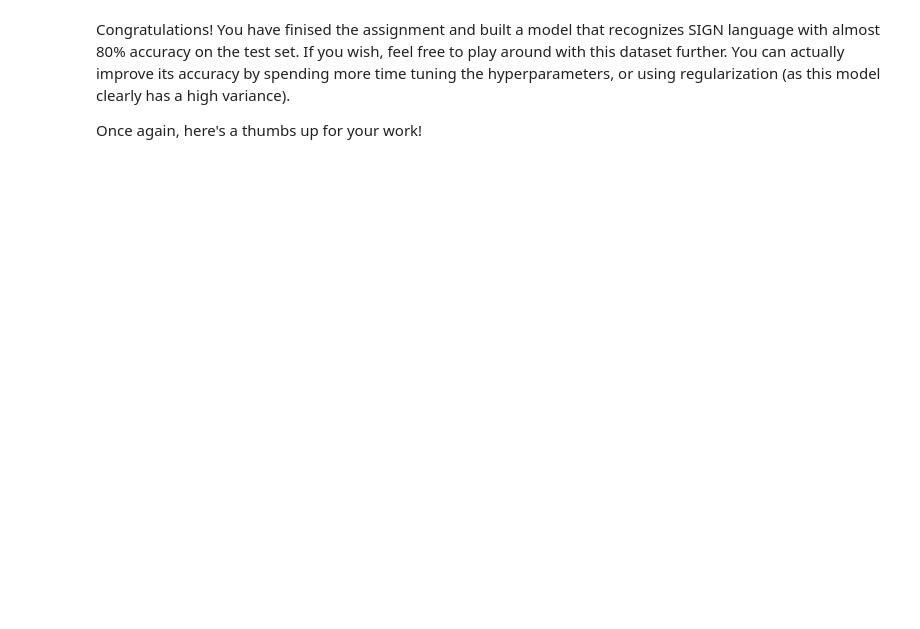
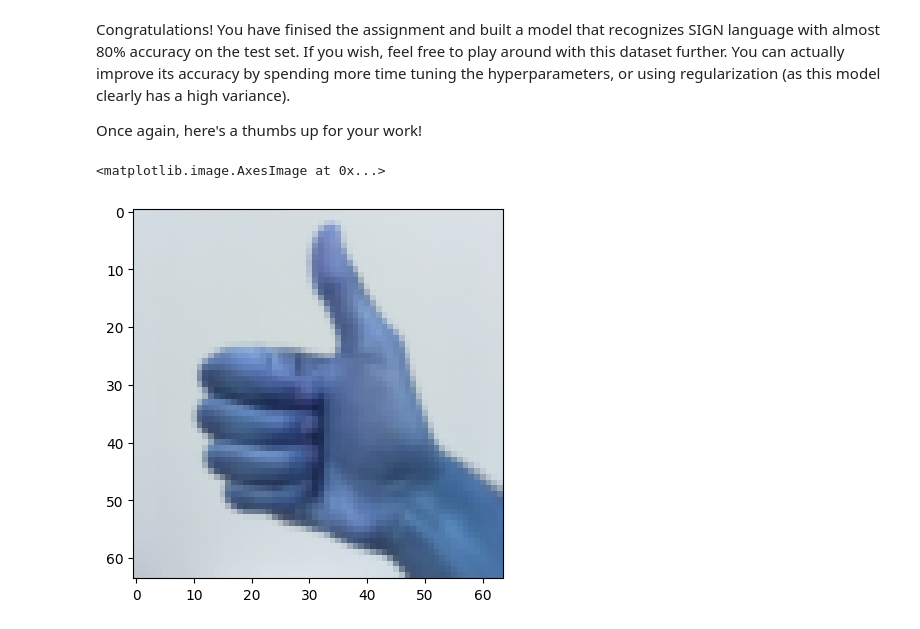
Before and after one commit to qbdl/deeplearning-ai-Notes-Homework, a Jupyter notebook: code_homework/04.卷积神经网络/第1周 卷积神经网络/编程作业/Convolution model-Application-v1.ipynb, the cells around one changed output. Drawn from its saved outputs; the diff is of its cells as text; code cells hidden in the pictures; blank space fills up the shorter version.

```diff
--- a/code_homework/04.卷积神经网络/第1周 卷积神经网络/编程作业/Convolution model-Application-v1.ipynb
+++ b/code_homework/04.卷积神经网络/第1周 卷积神经网络/编程作业/Convolution model-Application-v1.ipynb
@@ -525,7 +568,15 @@ Congratulations! You have finised the assignment and built a model that recogniz
 
 Once again, here's a thumbs up for your work!
 # %%
-fname = "images/thumbs_up.jpg"
-image = np.array(ndimage.imread(fname, flatten=False))
-my_image = scipy.misc.imresize(image, size=(64,64))
+from skimage.transform import resize
+from cv2 import imread
+
+my_image="images/thumbs_up.jpg"
+
+image = np.array(imread(my_image))
+my_image = resize(image, output_shape=(64,64))
+# my_image = scipy.misc.imresize(image, size=(64,64))
 plt.imshow(my_image)
+# %% [output]
+<matplotlib.image.AxesImage at 0x...>
+[figure, added]
```
Also changed, not shown: parts of 13 cells of this notebook, 4 other files.
